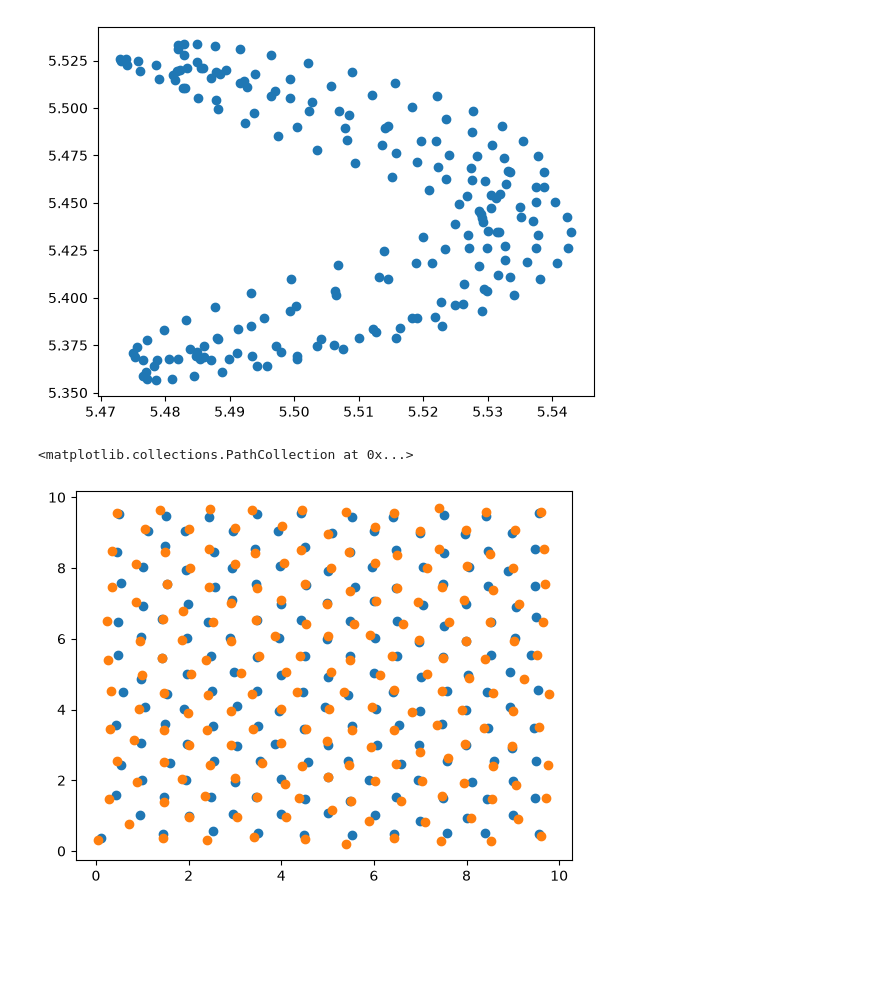
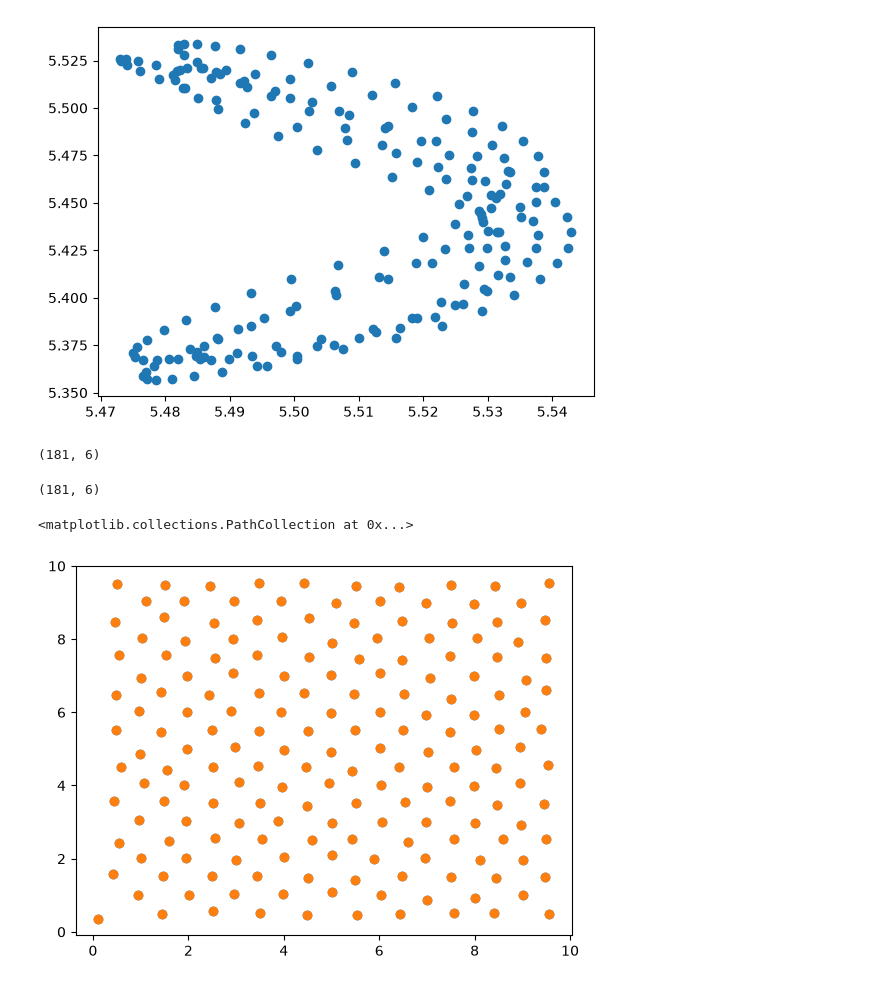
Before and after one commit to smazoyerdatascience/2D-Glass, a Jupyter notebook: basic_simulations.ipynb, the cells around one changed output. Drawn from its saved outputs; the diff is of its cells as text; code cells hidden in the pictures; blank space fills up the shorter version.

Commit message:
working on partic_move after some shape modifications

```diff
--- a/basic_simulations.ipynb
+++ b/basic_simulations.ipynb
@@ -361,24 +343,30 @@ plt.scatter(x=coord_time[:,0], y=coord_time[:,1])
 # %% [output]
 <matplotlib.collections.PathCollection at 0x...>
 [figure]
+# %%
+coord_1 = coord.copy()
+coord_1.shape
+# %% [output]
+(181, 6)
 # %%
 n_step = 1
 time_step = 1.
 coord_0 = coord.copy()
 coord_1 = coord.copy()
-coord_2 = np.zeros([nb_big + nb_small,4])
 
-def all_partic_1step(coord = coord):
+def all_partic_1step(coord = coord_1):
+    coord_2 = coord.copy()
+    for idx_partic in range(nb_big + nb_small):
+        coord_2[idx_partic,:] = partic_move(idx_partic=idx_partic, coord=coord, time_step=time_step)
 
-    for idx_partic in range(nb_big + nb_small):
-        coord_2 = partic_move(idx_partic=idx_partic, coord=coord_1, time_step=time_step)
+    return partic_move(idx_partic=idx_partic, coord=coord, time_step=time_step).shape
 
-    return coord_2
-
-coord_2 = all_partic_1step(coord = coord_1)
+all_partic_1step()
+# %% [output]
+(181, 6)
 # %%
-plt.scatter(x=coord_0[:,1], y=coord_0[:,2])
+plt.scatter(x=coord_1[:,1], y=coord_1[:,2])
 plt.scatter(x=coord_2[:,1], y=coord_2[:,2])
 # %% [output]
 <matplotlib.collections.PathCollection at 0x...>
-[figure, old version]
+[figure, new version]
```
Also changed, not shown: parts of 7 cells of this notebook.
